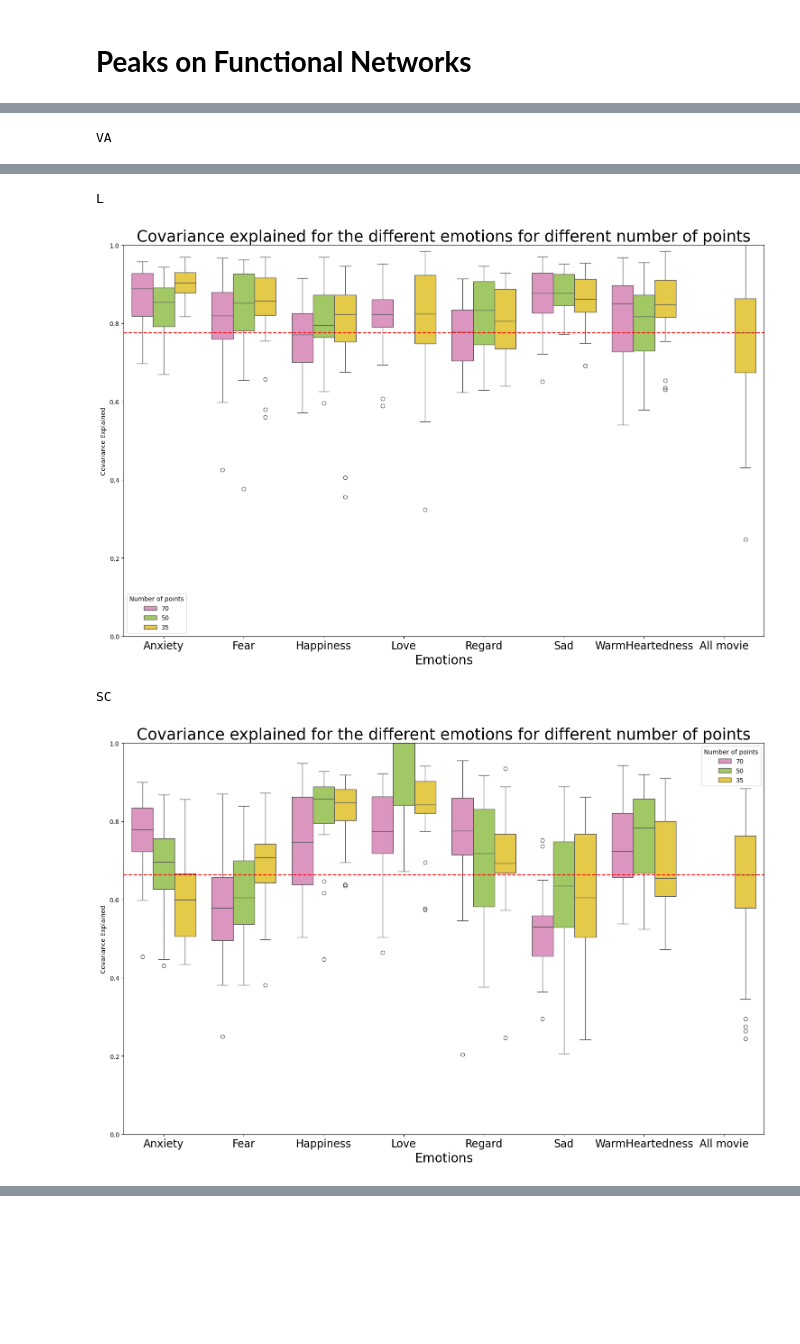
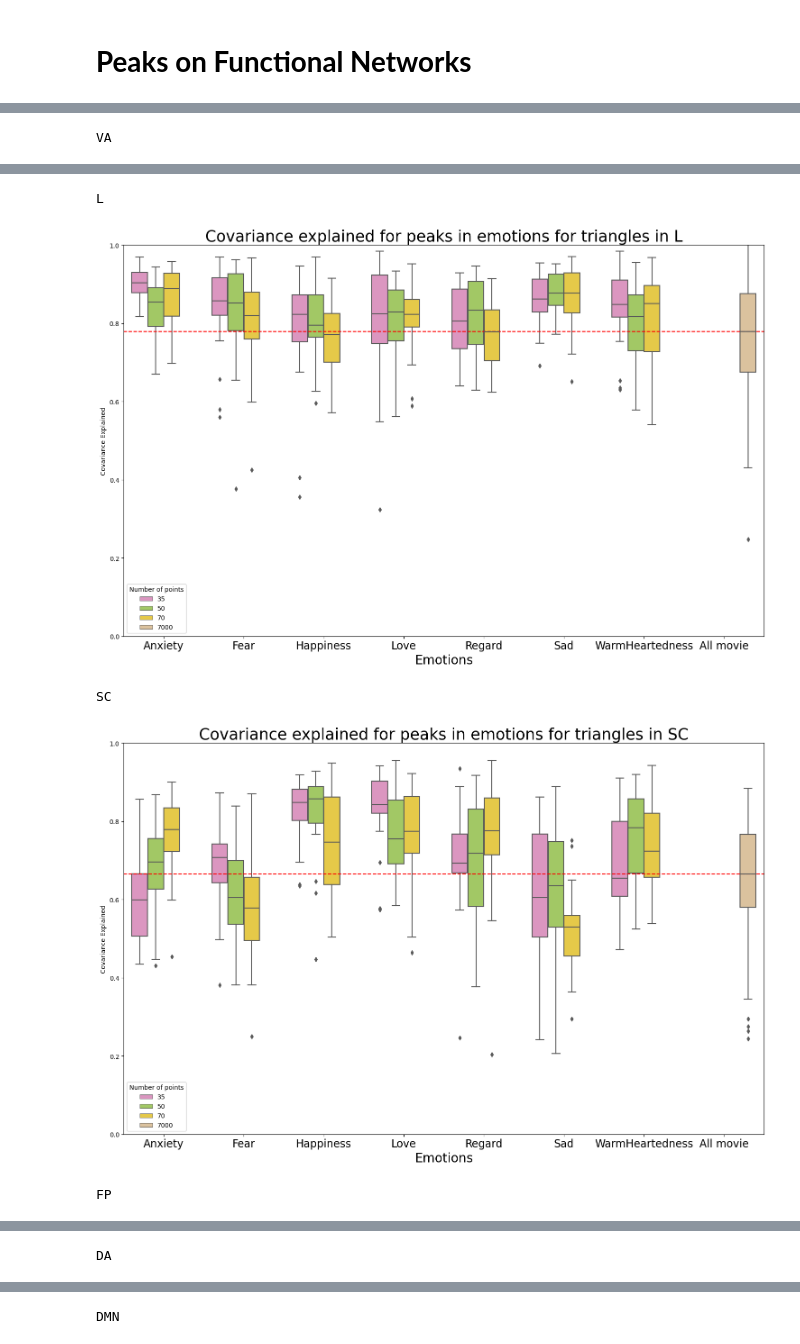
Before and after one commit to silviiaromanato/HigherOrder, a Jupyter notebook: Code/PLS_Silvia/viz.ipynb, the cells around one changed output, grey strips where cells are left out. Saved outputs shown, nothing was run; the diff lists cells and outputs as text; code cells hidden in the pictures; blank space fills up the shorter version.

```diff
--- a/Code/PLS_Silvia/viz.ipynb
+++ b/Code/PLS_Silvia/viz.ipynb
@@ -585,10 +561,10 @@ peaks_data
 # %%
-method = 'bold'
+method = 'triangles'
 MOVIE = 'Spaceman'
 region = 'ALL'
 
 # Create the peaks data
-peaks_data = pd.read_csv(f'/Users/silviaromanato/Desktop/SEMESTER_PROJECT/Material/Output/PLS_emoPeaks/PLSpeaks_emotions_single_bold_ALL_pts.csv')
+peaks_data = pd.read_csv(f'/Users/silviaromanato/Desktop/SEMESTER_PROJECT/Material/{method}_peaks/PLSpeaks_emotions_single_{method}_ALL_pts.csv')
 peaks_data = peaks_data.groupby(['Region', 'bootstrap_round', 'Feature', 'Number of points', 'threshold', 'LC', 'Method', 'Movie']).last().reset_index()
 peaks_data = peaks_data[(peaks_data['Movie'] == MOVIE) & (peaks_data['Region'] == region) & (peaks_data['Method'] == method)]
 
@@ -647,41 +586,37 @@ peaks_data.groupby(['Region', 'bootstrap_round', 'Feature', 'Number of points',
 # %%
 MOVIE = 'Spaceman'
-regions = ['VA', 'L', 'SC']
+regions = ['VA', 'L', 'SC', 'FP', 'DA', 'DMN', 'VIS', 'SM']
+method = 'triangles'
 
-for method in ['triangles']:
-    for region in regions:
-        print(region)
-        if method == 'scaffold':
-            peaks_data = pd.read_csv(f'/Users/silviaromanato/Desktop/SEMESTER_PROJECT/Material/scaffold_peaks/enrico_scaf/PLSpeaks_emotions_single_{method}_{region}_pts.csv')
+for region in regions:
+    print(region)
 
-        if method == 'triangles':
-            peaks_data = pd.read_csv(f'/Users/silviaromanato/Desktop/SEMESTER_PROJECT/Material/triangles_peaks/server_tri/PLSpeaks_emotions_single_{method}_{region}_pts.csv')
-            if os.path.exists(f'/Users/silviaromanato/Desktop/SEMESTER_PROJECT/Material/triangles_peaks/enrico_tri/PLSpeaks_emotions_single_{method}_{region}_pts.csv'):
-                peaks_data_enrico = pd.read_csv(f'/Users/silviaromanato/Desktop/SEMESTER_PROJECT/Material/triangles_peaks/enrico_tri/PLSpeaks_emotions_single_{method}_{region}_pts.csv')
-                peaks_data = pd.concat([peaks_data, peaks_data_enrico], axis=0)
-                peaks_data.to_csv(f'/Users/silviaromanato/Desktop/SEMESTER_PROJECT/Material/triangles_peaks/PLSpeaks_emotions_single_{method}_{region}_pts.csv')
+    ######### PEAKS DATA #########
+    if method == 'bold':
+        peaks_data = pd.read_csv('/Users/silviaromanato/Desktop/SEMESTER_PROJECT/Material/bold_peaks/PLSpeaks_emotions_single_pts_fn.csv')
+        peaks_data['Method'] = 'bold'
+        peaks_data = peaks_data[peaks_data['Region'] == region]
+    else:
+        peaks_data = pd.read_csv(f'/Users/silviaromanato/Desktop/SEMESTER_PROJECT/Material/{method}_peaks/PLSpeaks_emotions_single_{method}_{region}_pts.csv')
 
-        if method == 'bold':
-            peaks_data = pd.read_csv('/Users/silviaromanato/Desktop/SEMESTER_PROJECT/Material/bold_peak/PLSpeaks_emotions_single_pts_fn.csv')
-            peaks_data['Method'] = 'bold'
-            peaks_data = peaks_data[peaks_data['Region'] == region]
-            # peaks_data = peaks_data.groupby(['Region', 'bootstrap_round', 'Feature', 'Number of points', 'threshold', 'Method', 'Movie']).last().reset_index()
+    peaks_data = peaks_data[(peaks_data['Movie'] == MOVIE) & (peaks_data['Region'] == region) & (peaks_data['Method'] == method)]
 
-        peaks_data = peaks_data[(peaks_data['Movie'] == MOVIE) & (peaks_data['Region'] == region) & (peaks_data['Method'] == method)]
+    ########### DATA ALL ###########
+    data_all = pd.read_csv(f'/Users/silviaromanato/Desktop/SEMESTER_PROJECT/Material/Output/PLS_bootstrap/PLS_{method}_{region}_bootstrap_results.csv', index_col=0).reset_index()
+    data_all['Number of points'] = 7000
+    data_all['Feature'] = 'All movie'
+    data_all['threshold'] = 1
+    data_all['bootstrap_round'] = data_all.index // 12
+    data_all = data_all[data_all['Movie'] == 'Spaceman']
 
-        ########### DATA ALL ###########
-        data_all = pd.read_csv(f'/Users/silviaromanato/Desktop/SEMESTER_PROJECT/Material/Output/PLS_bootstrap/PLS_{method}_{region}_bootstrap_results.csv', index_col=0).reset_index()
-        data_all['Method'] = method
-        data_all['Number of points'] = 7000
-        data_all['Feature'] = 'All movie'
-        data_all.reset_index(inplace=True, drop=False)
-        data_all['bootstrap_round'] = data_all.index // 12
-        data_all = data_all[data_all['Movie'] == 'Spaceman']
-        data_all = data_all[data_all['P-value'] < 0.05]
-        data_all = data_all.groupby(['Region', 'Feature', 'Number of points', 'Movie', 'Method', 'bootstrap_round']).sum().reset_index()
+    ########### SIGNIFICANT ###########
+    # Control that multiple bootstrap rounds are not present
+    peaks_data = peaks_data.groupby(['Region', 'bootstrap_round', 'Feature', 'Number of points', 'threshold', 'LC', 'Method', 'Movie']).last().reset_index()
+    significant = retrieve_significant(peaks_data, data_all)
+    significant = significant[significant['Number of points'].isin([70,50,35,7000])]
 
-        significant = retrieve_significant(peaks_data, data_all)
-        plot_peaks_pts(significant, [70, 50, 35])
-        increase_thr(significant, [70, 50 ,35])
+    ########## PLOTS ##########
+    # plot_peaks_pts(significant, [70, 50, 35])
+    increase_thr(significant, significant['Feature'].unique(), pairs = None, order_hue = None, on = 'Number of points', title = f'Covariance explained for peaks in emotions for {method} in {region}')
 # %% [output]
 VA
@@ -689,4 +624,5 @@ VA
 L
-[figure, old version]
+[figure, new version]
 SC
-[figure, old version]
+[figure, new version]
+FP
@@ -692,0 +630 @@ SC
+DA
@@ -692,0 +632 @@ SC
+DMN
```
Also changed, not shown: parts of 6 cells of this notebook.
